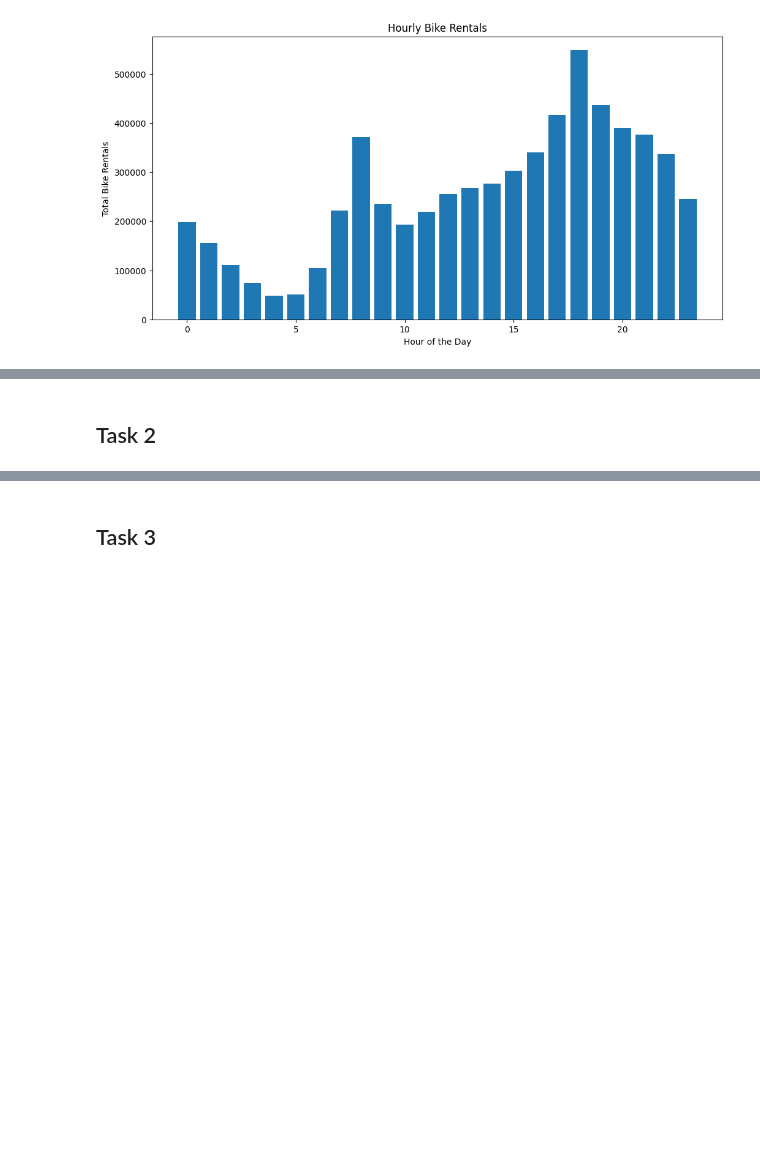
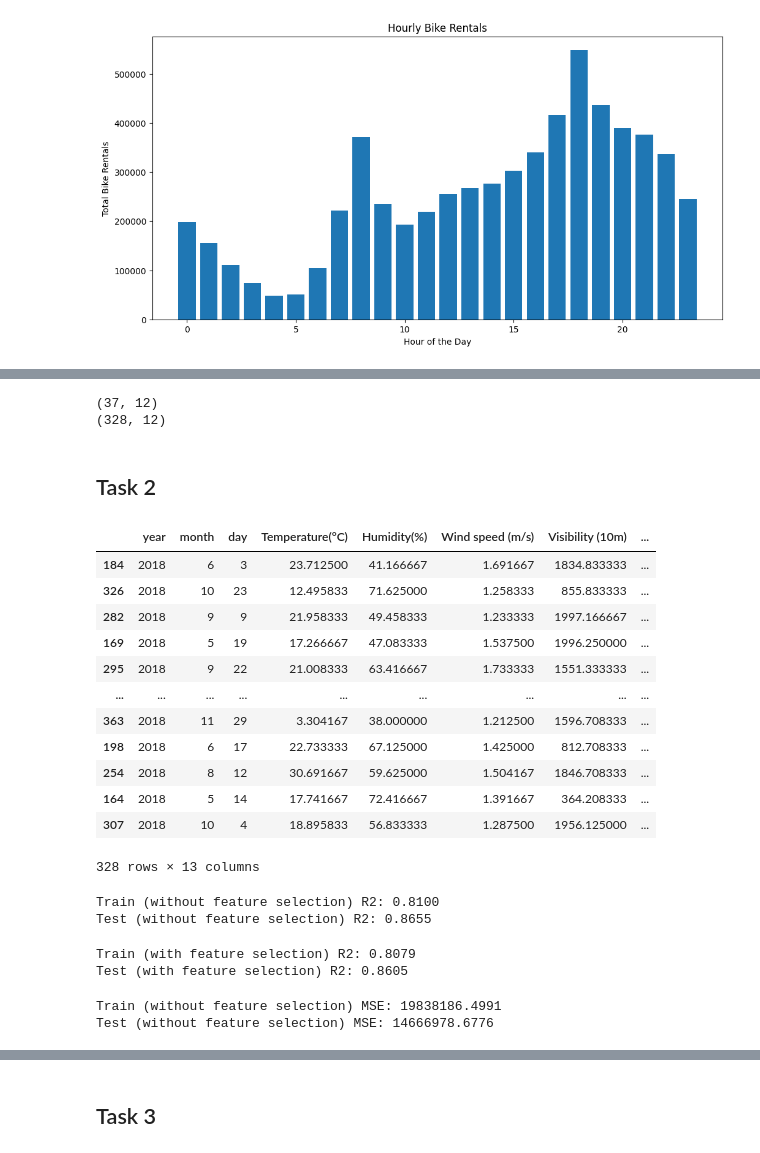
Before and after one commit to ozzden/MAT386, a Jupyter notebook: Seul Bike Sharing Demand.ipynb, the cells around one changed output, grey strips where cells are left out. Saved outputs shown, nothing was run; the diff lists cells and outputs as text; code cells hidden in the pictures; blank space fills up the shorter version.

```diff
--- a/Seul Bike Sharing Demand.ipynb
+++ b/Seul Bike Sharing Demand.ipynb
@@ -257,0 +278,3 @@ plt.show()
+# %%
+property_X_train["intercept"]=1 # add a column of 1's to the X df
+property_X_train.head()
@@ -258,2 +380,29 @@ plt.show()
+# %%
+property_X_train = property_X_train.drop(columns='intercept',axis=1)
+
+fs_X_train = property_X_train.drop(columns='Dew point temperature(°C)',axis=1)
+fs_X_test = property_X_test.drop(columns='Dew point temperature(°C)',axis=1)
+# %%
+print(fs_X_test.shape)
+print(fs_X_train.shape)
+# %% [output]
+(37, 12)
+(328, 12)
 # %% [markdown]
 ## Task 2
+# %%
+property_X_train
+# %% [output]
+|  | year | month | day | Temperature(°C) | Humidity(%) | Wind speed (m/s) | Visibility (10m) | ... |
+| 184 | 2018 | 6 | 3 | 23.712500 | 41.166667 | 1.691667 | 1834.833333 | ... |
+| 326 | 2018 | 10 | 23 | 12.495833 | 71.625000 | 1.258333 | 855.833333 | ... |
+| 282 | 2018 | 9 | 9 | 21.958333 | 49.458333 | 1.233333 | 1997.166667 | ... |
+| 169 | 2018 | 5 | 19 | 17.266667 | 47.083333 | 1.537500 | 1996.250000 | ... |
+| 295 | 2018 | 9 | 22 | 21.008333 | 63.416667 | 1.733333 | 1551.333333 | ... |
+| ... | ... | ... | ... | ... | ... | ... | ... | ... |
+| 363 | 2018 | 11 | 29 | 3.304167 | 38.000000 | 1.212500 | 1596.708333 | ... |
+| 198 | 2018 | 6 | 17 | 22.733333 | 67.125000 | 1.425000 | 812.708333 | ... |
+| 254 | 2018 | 8 | 12 | 30.691667 | 59.625000 | 1.504167 | 1846.708333 | ... |
+| 164 | 2018 | 5 | 14 | 17.741667 | 72.416667 | 1.391667 | 364.208333 | ... |
+| 307 | 2018 | 10 | 4 | 18.895833 | 56.833333 | 1.287500 | 1956.125000 | ... |
+328 rows × 13 columns
@@ -259,0 +422,29 @@ plt.show()
+# %%
+
+from sklearn.metrics import mean_squared_error, r2_score
+
+print('Train (without feature selection) R2: %.4f'
+      % r2_score(property_y_train, property_y_train_pred))
+print('Test (without feature selection) R2: %.4f'
+      % r2_score(property_y_test, property_y_test_pred))
+# %% [output]
+Train (without feature selection) R2: 0.8100
+Test (without feature selection) R2: 0.8655
+# %%
+from sklearn.metrics import mean_squared_error, r2_score
+
+print('Train (with feature selection) R2: %.4f'
+      % r2_score(property_y_train, property_y_train_pred_fs))
+print('Test (with feature selection) R2: %.4f'
+      % r2_score(property_y_test, property_y_test_pred_fs))
+# %% [output]
+Train (with feature selection) R2: 0.8079
+Test (with feature selection) R2: 0.8605
+# %%
+print('Train (without feature selection) MSE: %.4f'
+    % mean_squared_error(property_y_train, property_y_train_pred))
+print('Test (without feature selection) MSE: %.4f'
+    % mean_squared_error(property_y_test, property_y_test_pred))
+# %% [output]
+Train (without feature selection) MSE: 19838186.4991
+Test (without feature selection) MSE: 14666978.6776
```
Also changed, not shown: parts of 44 cells of this notebook, 1 other file.
